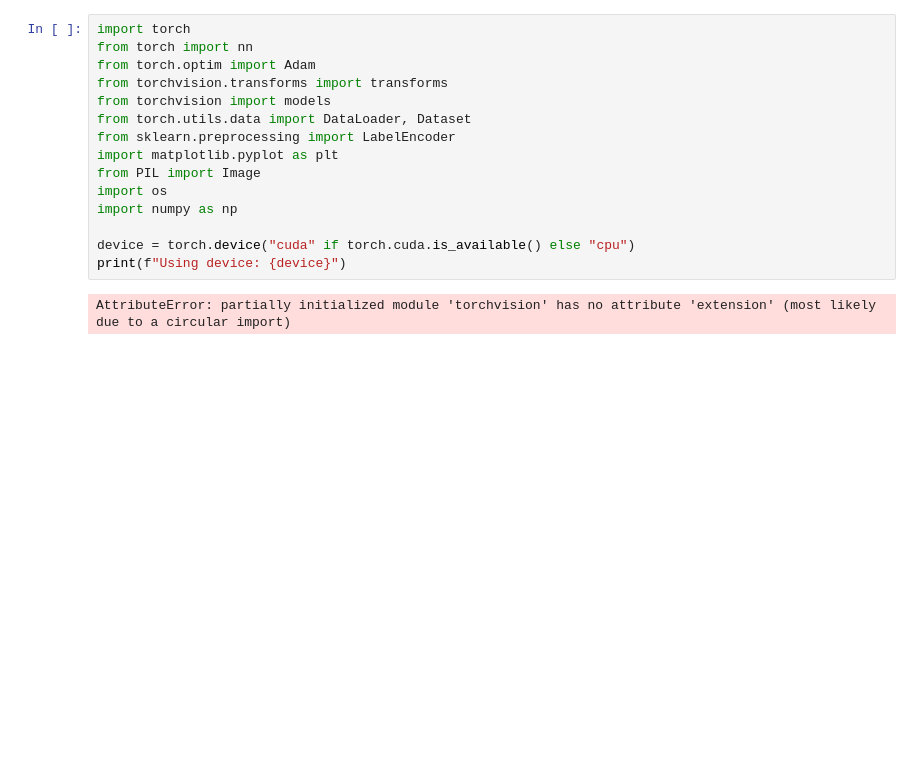
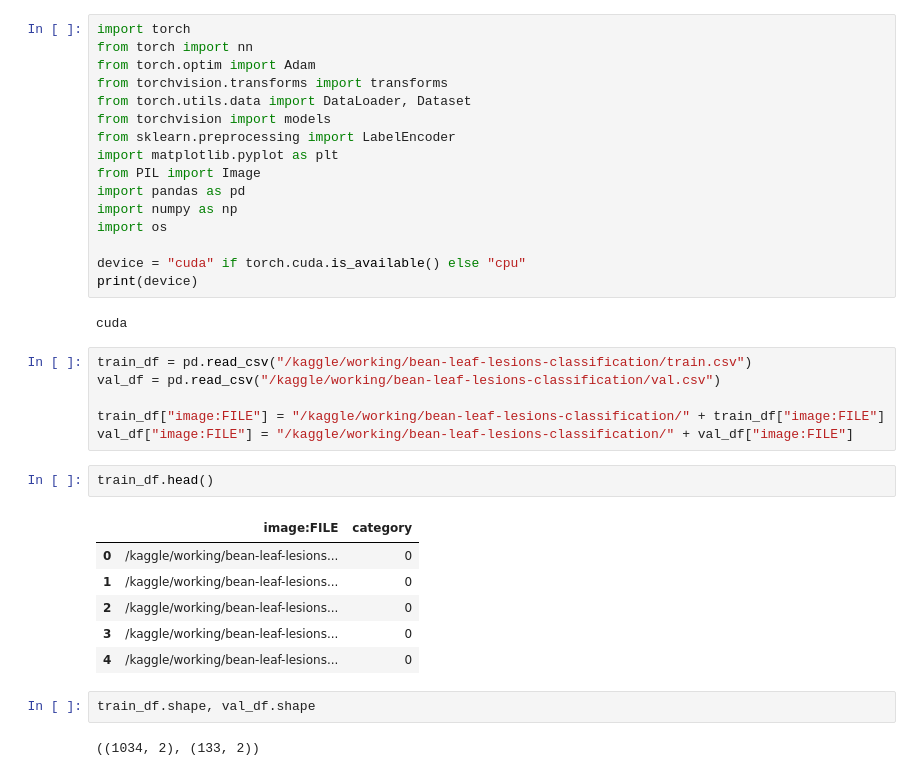
Before and after one commit to InsaneJSK/LearnInPublic, a Jupyter notebook: Python/PyTorch/bean-leaf-lesion-pretrained/main.ipynb, the cells around one changed output. Drawn from its saved outputs; the diff is of its cells as text; blank space fills up the shorter version.

```diff
--- a/Python/PyTorch/bean-leaf-lesion-pretrained/main.ipynb
+++ b/Python/PyTorch/bean-leaf-lesion-pretrained/main.ipynb
@@ -12,15 +13,35 @@ import torch
 from torch import nn
 from torch.optim import Adam
 from torchvision.transforms import transforms
+from torch.utils.data import DataLoader, Dataset
 from torchvision import models
-from torch.utils.data import DataLoader, Dataset
 from sklearn.preprocessing import LabelEncoder
 import matplotlib.pyplot as plt
 from PIL import Image
+import pandas as pd
+import numpy as np
 import os
-import numpy as np
 
-device = torch.device("cuda" if torch.cuda.is_available() else "cpu")
-print(f"Using device: {device}")
+device = "cuda" if torch.cuda.is_available() else "cpu"
+print(device)
 # %% [output]
-AttributeError: partially initialized module 'torchvision' has no attribute 'extension' (most likely due to a circular import)
+cuda
+# %%
+train_df = pd.read_csv("/kaggle/working/bean-leaf-lesions-classification/train.csv")
+val_df = pd.read_csv("/kaggle/working/bean-leaf-lesions-classification/val.csv")
+
+train_df["image:FILE"] = "/kaggle/working/bean-leaf-lesions-classification/" + train_df["image:FILE"]
+val_df["image:FILE"] = "/kaggle/working/bean-leaf-lesions-classification/" + val_df["image:FILE"]
+# %%
+train_df.head()
+# %% [output]
+|  | image:FILE | category |
+| 0 | /kaggle/working/bean-leaf-lesions... | 0 |
+| 1 | /kaggle/working/bean-leaf-lesions... | 0 |
+| 2 | /kaggle/working/bean-leaf-lesions... | 0 |
+| 3 | /kaggle/working/bean-leaf-lesions... | 0 |
+| 4 | /kaggle/working/bean-leaf-lesions... | 0 |
+# %%
+train_df.shape, val_df.shape
+# %% [output]
+((1034, 2), (133, 2))
```
Also changed, not shown: parts of 23 cells of this notebook, 1 other file.
